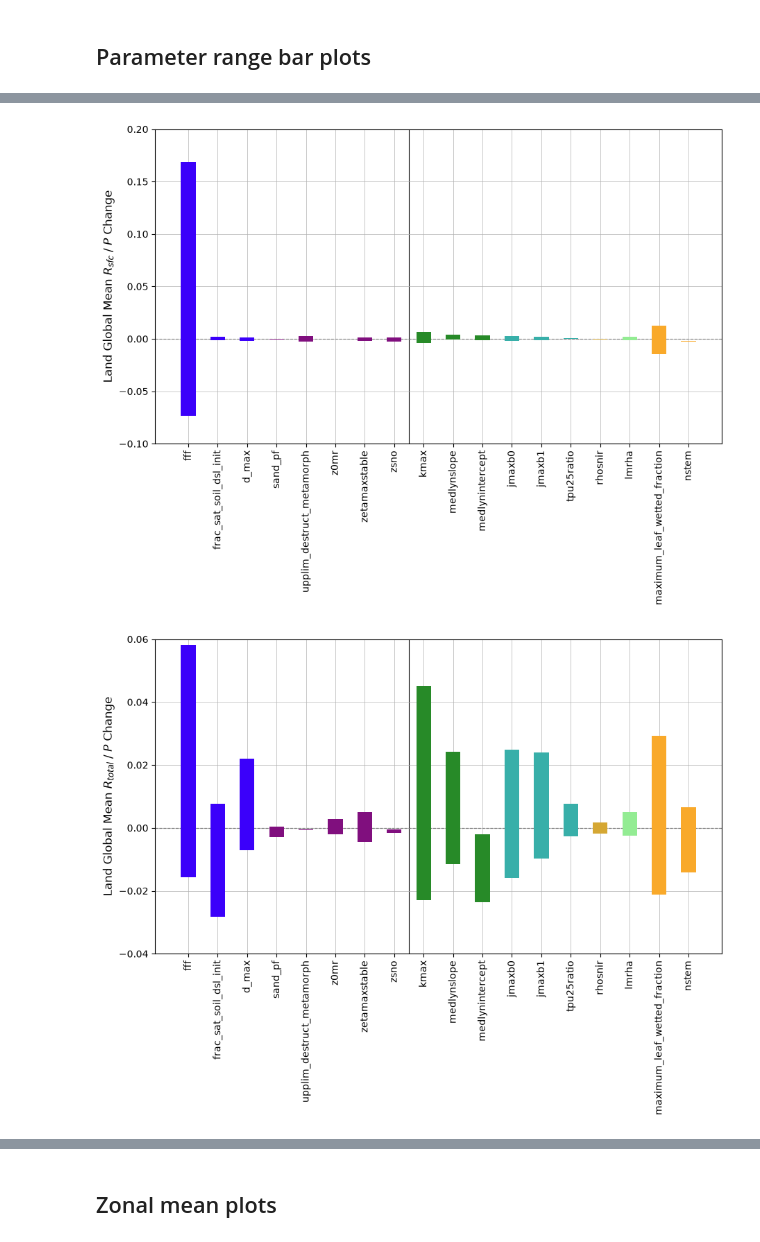
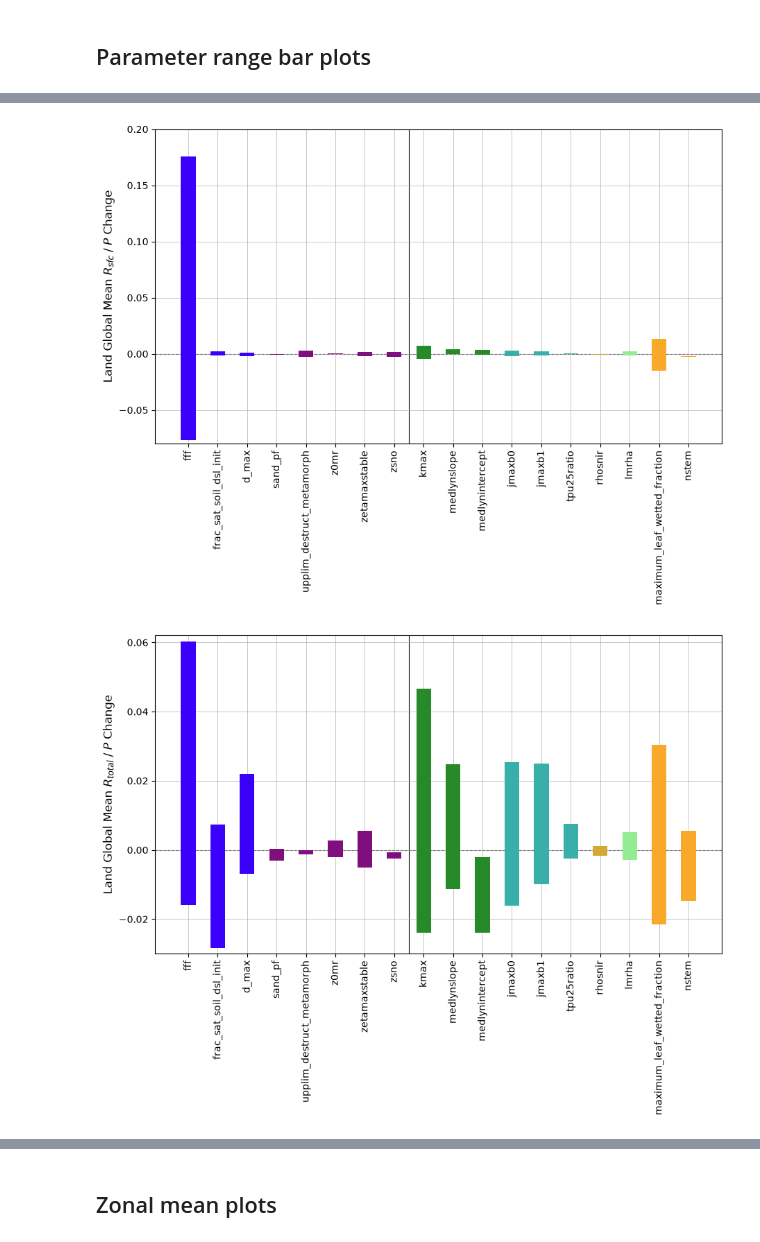
Before and after one commit to bbuchovecky/pi_ppe, a Jupyter notebook: notebooks/runoff-ratio.ipynb, the cells around one changed output, grey strips where cells are left out. Drawn from its saved outputs; the diff is of its cells as text; code cells hidden in the pictures.

```diff
--- a/notebooks/runoff-ratio.ipynb
+++ b/notebooks/runoff-ratio.ipynb
@@ -12,7 +12,7 @@ import matplotlib.pyplot as plt
 import pippe.config as config
 import pippe.load as load
 # %%
-GLC_THRESH = 1.0           # mask gridcells with >=GLC_TRESH glaciated area
+GLC_THRESH = 0.5           # mask gridcells with >=GLC_TRESH glaciated area
 LAT_BNDS = slice(-90, 90)  # mask Antarctica
 
 
@@ -189,20 +189,20 @@ plot_param_anom_range_bars(
 plot_param_anom_range_bars(
     qover_ratio_tm_gm_anom,
     "Land Global Mean $R_{sfc} \\; / \\; P$ Change",
-    ylim=[-0.1, 0.2],
-    save=config.FIG_DIR / "param_anom_range_qover_ratio.png",
+    ylim=[-0.08, 0.2],
+    save=config.FIG_DIR / "param_anom_range_qover_ratio_noglc.png",
 )
 # %% [output]
-[figure, old version]
+[figure, new version]
 # %%
 plot_param_anom_range_bars(
     qrunoff_ratio_tm_gm_anom,
     "Land Global Mean $R_{total} \\; / \\; P$ Change",
-    ylim=[-0.04, 0.06],
-    save=config.FIG_DIR / "param_anom_range_qrunoff_ratio.png",
+    ylim=[-0.03, 0.062],
+    save=config.FIG_DIR / "param_anom_range_qrunoff_ratio_noglc.png",
 )
 # %% [output]
-[figure, old version]
+[figure, new version]
 # %%
 plot_param_anom_range_bars(
     et_tm_gm_anom,
```
Also changed, not shown: parts of 13 cells of this notebook, 13 other files.
